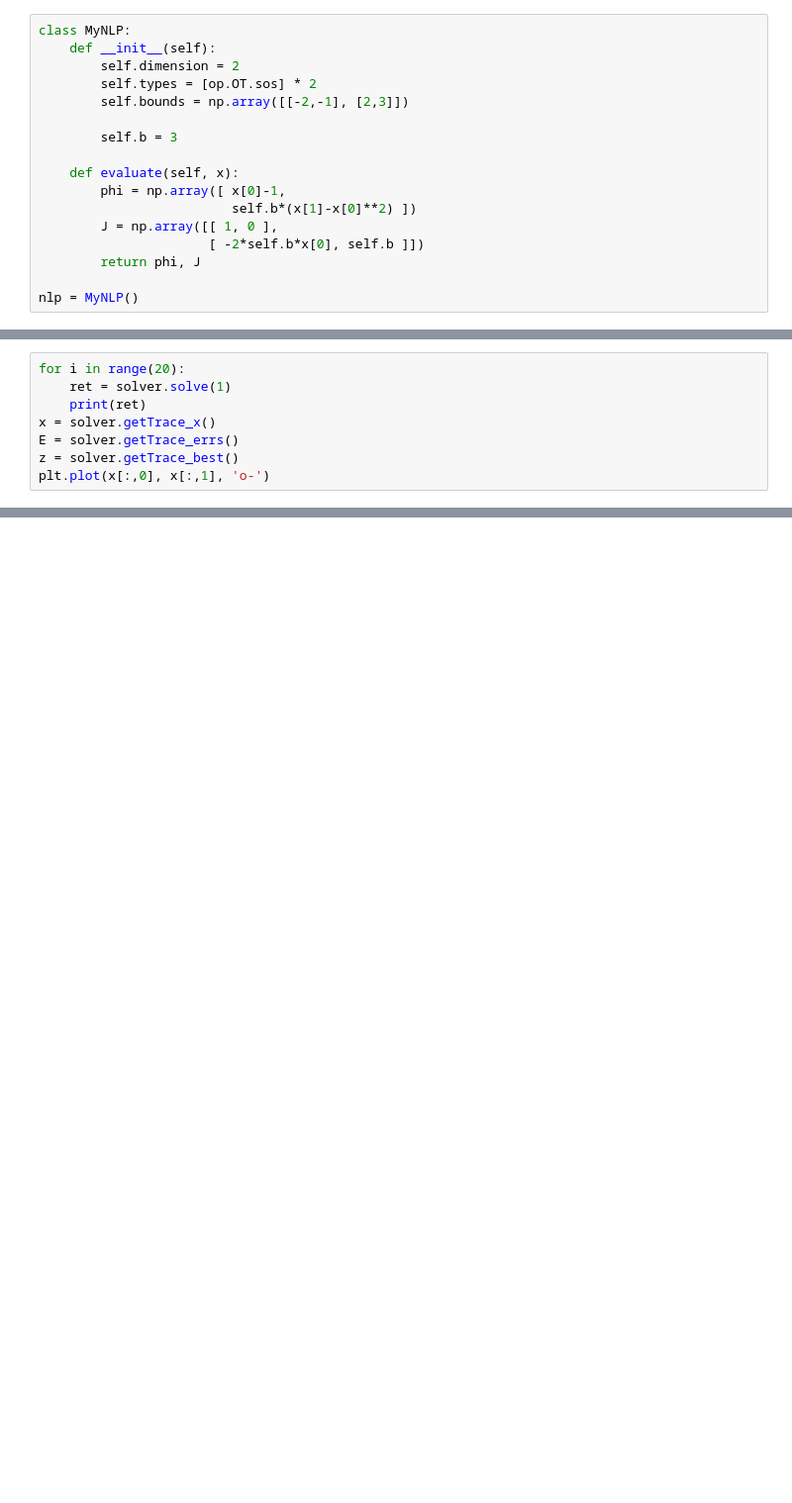
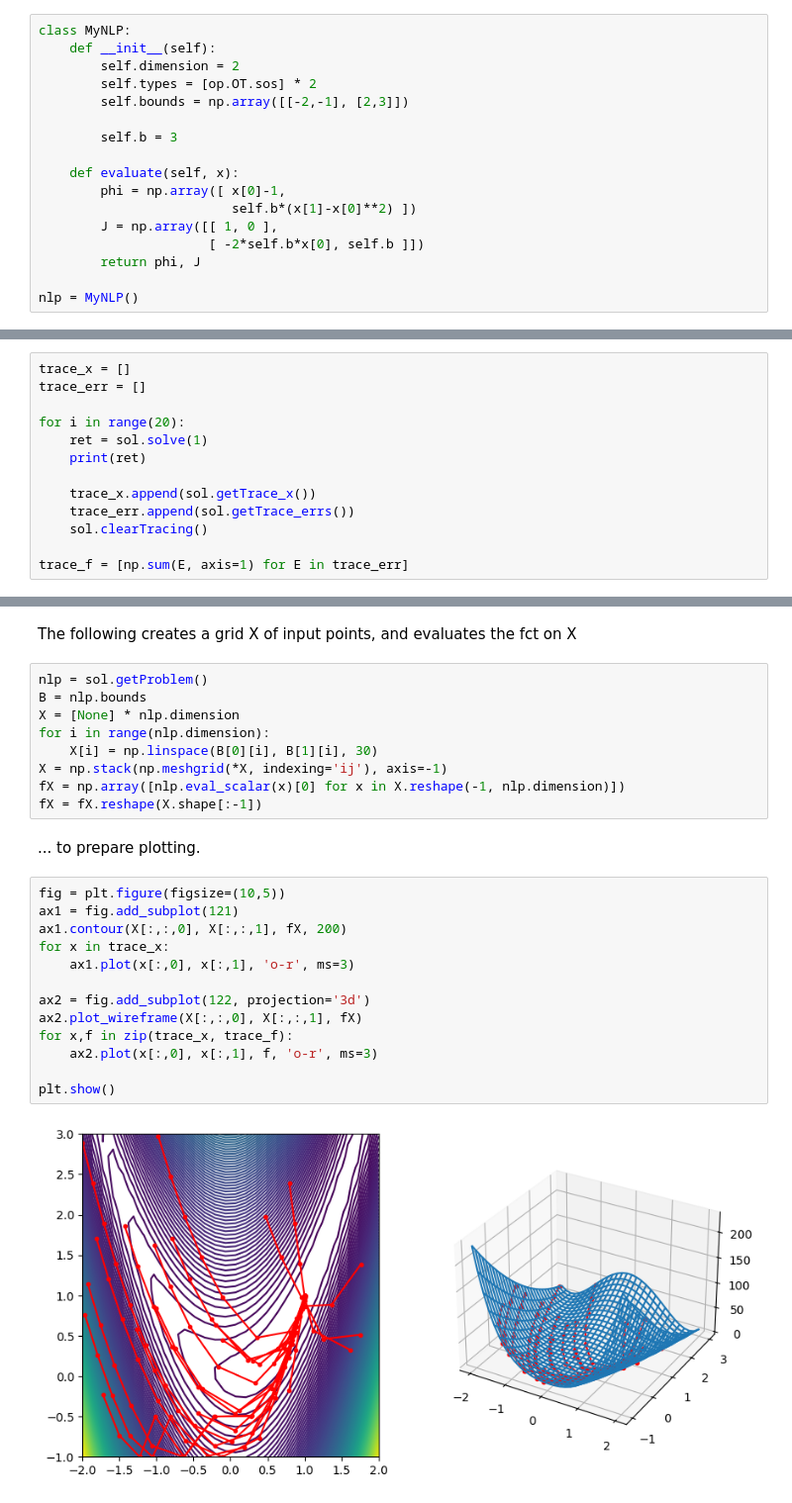
Before and after one commit to LIS-TU-Berlin/optsam, a Jupyter notebook: tutorials/nlp_interface.ipynb, the cells around one changed output, grey strips where cells are left out. Shown: that part at 99% size. Cells and saved outputs as stored; diff of their text form; blank space fills up the shorter version.

```diff
--- a/tutorials/nlp_interface.ipynb
+++ b/tutorials/nlp_interface.ipynb
@@ -82,8 +36,0 @@ nlp = solver.getProblem()
-# %%
-for i in range(20):
-    ret = solver.solve(1)
-    print(ret)
-x = solver.getTrace_x()
-E = solver.getTrace_errs()
-z = solver.getTrace_best()
-plt.plot(x[:,0], x[:,1], 'o-')
@@ -125,0 +39,13 @@ ax.plot(x[:,0], x[:,1], 'o-r', ms=3)
+# %%
+trace_x = []
+trace_err = []
+
+for i in range(20):
+    ret = sol.solve(1)
+    print(ret)
+
+    trace_x.append(sol.getTrace_x())
+    trace_err.append(sol.getTrace_errs())
+    sol.clearTracing()
+
+trace_f = [np.sum(E, axis=1) for E in trace_err]
@@ -125,0 +73,28 @@ ax.plot(x[:,0], x[:,1], 'o-r', ms=3)
+# %% [markdown]
+The following creates a grid X of input points, and evaluates the fct on X
+# %%
+nlp = sol.getProblem()
+B = nlp.bounds
+X = [None] * nlp.dimension
+for i in range(nlp.dimension):
+    X[i] = np.linspace(B[0][i], B[1][i], 30)
+X = np.stack(np.meshgrid(*X, indexing='ij'), axis=-1)
+fX = np.array([nlp.eval_scalar(x)[0] for x in X.reshape(-1, nlp.dimension)])
+fX = fX.reshape(X.shape[:-1])
+# %% [markdown]
+... to prepare plotting.
+# %%
+fig = plt.figure(figsize=(10,5))
+ax1 = fig.add_subplot(121)
+ax1.contour(X[:,:,0], X[:,:,1], fX, 200)
+for x in trace_x:
+    ax1.plot(x[:,0], x[:,1], 'o-r', ms=3)
+
+ax2 = fig.add_subplot(122, projection='3d')
+ax2.plot_wireframe(X[:,:,0], X[:,:,1], fX)
+for x,f in zip(trace_x, trace_f):
+    ax2.plot(x[:,0], x[:,1], f, 'o-r', ms=3)
+
+plt.show()
+# %% [output]
+[figure, added]
```
Also changed, not shown: parts of 20 cells of this notebook, 11 other files.
